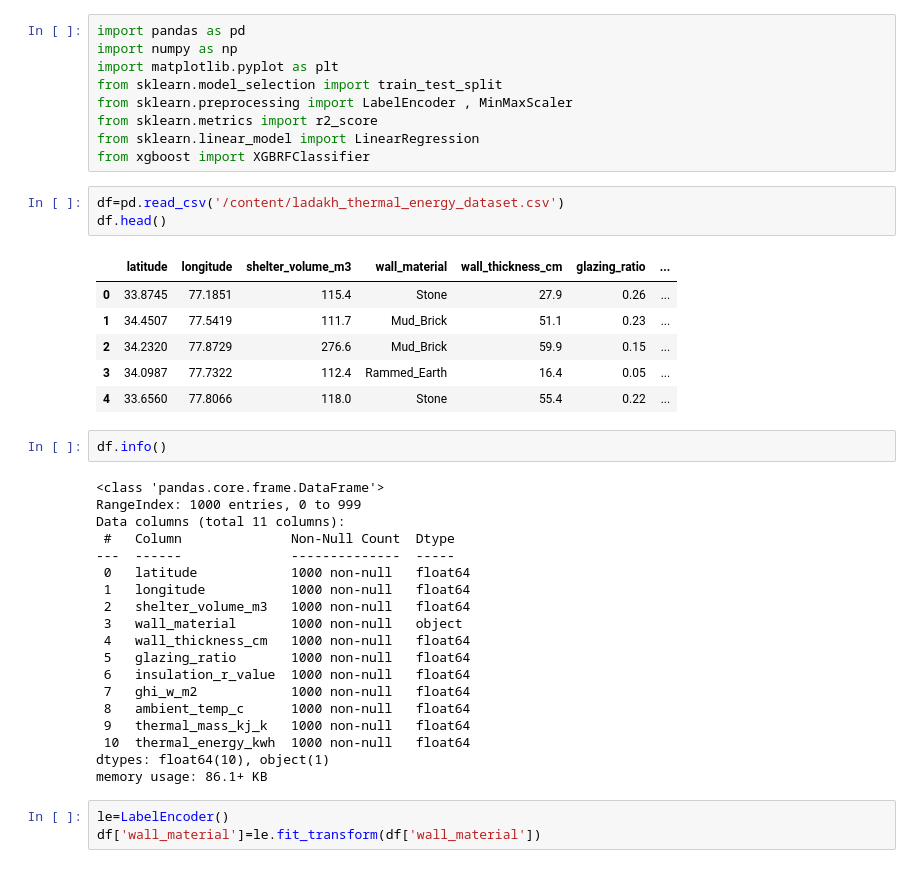
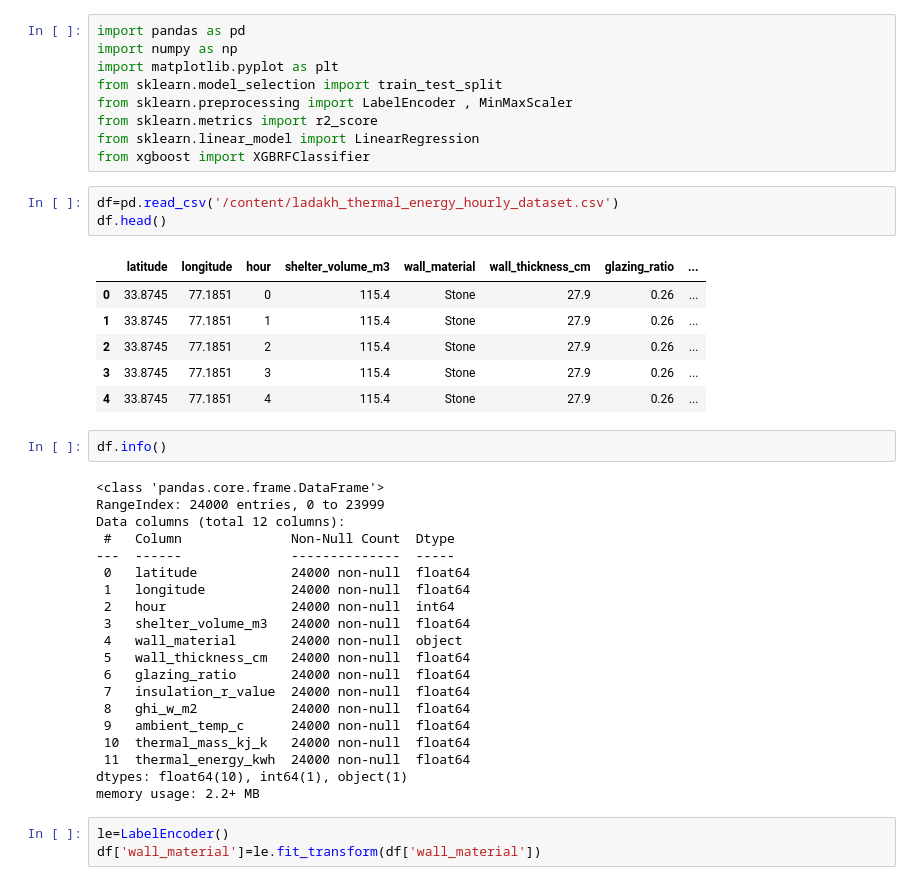
Before and after one commit to Sayak-coder/SIH_26051, a Jupyter notebook: thermal_energy_model.ipynb, the cells around one changed output. Saved outputs shown, nothing was run; the diff lists cells and outputs as text.

```diff
--- a/thermal_energy_model.ipynb
+++ b/thermal_energy_model.ipynb
@@ -10,36 +10,37 @@ from sklearn.metrics import r2_score
 from sklearn.linear_model import LinearRegression
 from xgboost import XGBRFClassifier
 # %%
-df=pd.read_csv('/content/ladakh_thermal_energy_dataset.csv')
+df=pd.read_csv('/content/ladakh_thermal_energy_hourly_dataset.csv')
 df.head()
 # %% [output]
-|  | latitude | longitude | shelter_volume_m3 | wall_material | wall_thickness_cm | glazing_ratio | ... |
-| 0 | 33.8745 | 77.1851 | 115.4 | Stone | 27.9 | 0.26 | ... |
-| 1 | 34.4507 | 77.5419 | 111.7 | Mud_Brick | 51.1 | 0.23 | ... |
-| 2 | 34.2320 | 77.8729 | 276.6 | Mud_Brick | 59.9 | 0.15 | ... |
-| 3 | 34.0987 | 77.7322 | 112.4 | Rammed_Earth | 16.4 | 0.05 | ... |
-| 4 | 33.6560 | 77.8066 | 118.0 | Stone | 55.4 | 0.22 | ... |
+|  | latitude | longitude | hour | shelter_volume_m3 | wall_material | wall_thickness_cm | glazing_ratio | ... |
+| 0 | 33.8745 | 77.1851 | 0 | 115.4 | Stone | 27.9 | 0.26 | ... |
+| 1 | 33.8745 | 77.1851 | 1 | 115.4 | Stone | 27.9 | 0.26 | ... |
+| 2 | 33.8745 | 77.1851 | 2 | 115.4 | Stone | 27.9 | 0.26 | ... |
+| 3 | 33.8745 | 77.1851 | 3 | 115.4 | Stone | 27.9 | 0.26 | ... |
+| 4 | 33.8745 | 77.1851 | 4 | 115.4 | Stone | 27.9 | 0.26 | ... |
 # %%
 df.info()
 # %% [output]
 <class 'pandas.core.frame.DataFrame'>
-RangeIndex: 1000 entries, 0 to 999
-Data columns (total 11 columns):
+RangeIndex: 24000 entries, 0 to 23999
+Data columns (total 12 columns):
  #   Column              Non-Null Count  Dtype
 ---  ------              --------------  -----
- 0   latitude            1000 non-null   float64
- 1   longitude           1000 non-null   float64
- 2   shelter_volume_m3   1000 non-null   float64
- 3   wall_material       1000 non-null   object
- 4   wall_thickness_cm   1000 non-null   float64
- 5   glazing_ratio       1000 non-null   float64
- 6   insulation_r_value  1000 non-null   float64
- 7   ghi_w_m2            1000 non-null   float64
- 8   ambient_temp_c      1000 non-null   float64
- 9   thermal_mass_kj_k   1000 non-null   float64
- 10  thermal_energy_kwh  1000 non-null   float64
-dtypes: float64(10), object(1)
-memory usage: 86.1+ KB
+ 0   latitude            24000 non-null  float64
+ 1   longitude           24000 non-null  float64
+ 2   hour                24000 non-null  int64
+ 3   shelter_volume_m3   24000 non-null  float64
+ 4   wall_material       24000 non-null  object
+ 5   wall_thickness_cm   24000 non-null  float64
+ 6   glazing_ratio       24000 non-null  float64
+ 7   insulation_r_value  24000 non-null  float64
+ 8   ghi_w_m2            24000 non-null  float64
+ 9   ambient_temp_c      24000 non-null  float64
+ 10  thermal_mass_kj_k   24000 non-null  float64
+ 11  thermal_energy_kwh  24000 non-null  float64
+dtypes: float64(10), int64(1), object(1)
+memory usage: 2.2+ MB
 # %%
 le=LabelEncoder()
 df['wall_material']=le.fit_transform(df['wall_material'])
```
Also changed, not shown: parts of 5 cells of this notebook.
